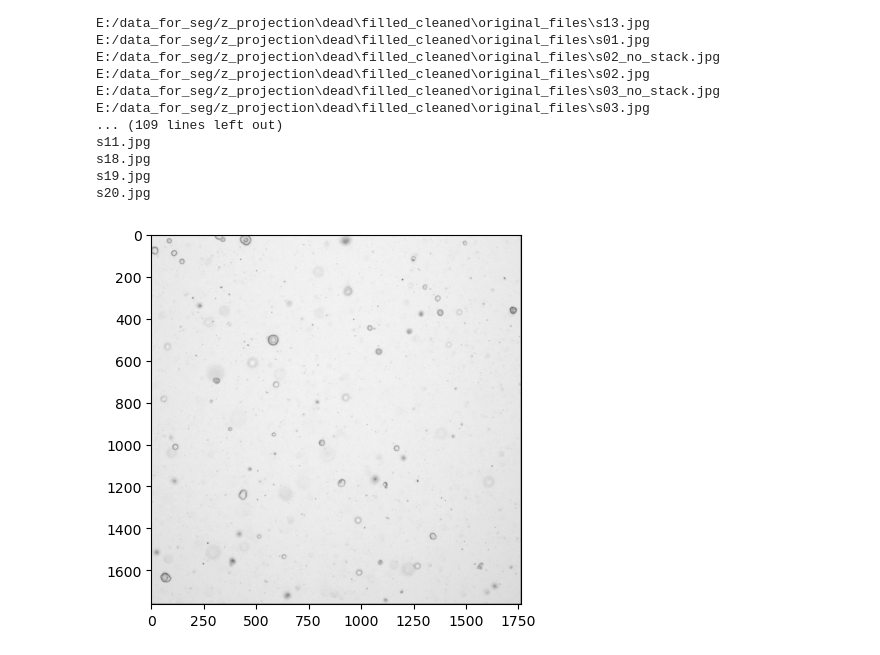
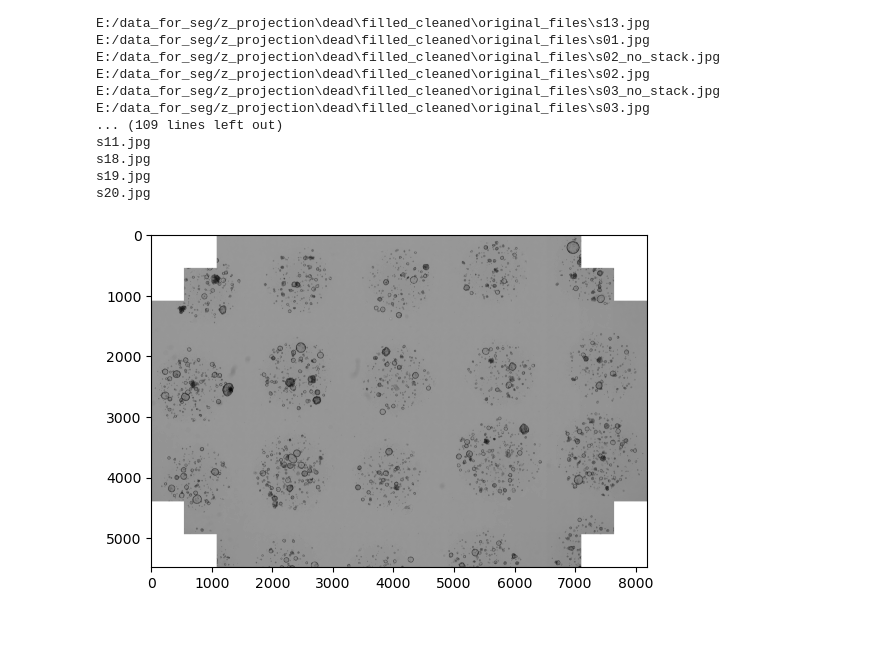
Before and after one commit to lguertle/organoids-project, a Jupyter notebook: notebooks/Extract_features.ipynb, the cells around one changed output. Drawn from its saved outputs; the diff is of its cells as text; code cells hidden in the pictures; blank space fills up the shorter version.

```diff
--- a/notebooks/Extract_features.ipynb
+++ b/notebooks/Extract_features.ipynb
@@ -598,7 +598,7 @@ import utility
 reload(utility)
 from utility import get_hard_disk_path, compute_big_cell_labels, compute_small_cell_labels, calculate_closest_boundary_distances
 
-initial_path = "D:/RawDataLaurent/NT_top&combo_bot-Day1/"
+initial_path = "E:/Pablo_test/"
 properties_list = ['area', 'mean_intensity', 'solidity', 'convex_area', 'equivalent_diameter', 'perimeter', 'extent', 'max_intensity', 'min_intensity', 'eccentricity']
 output_csv = initial_path + "statistics_features_IP.csv"  # Adjust the output file name
 
@@ -664,40 +664,40 @@ if not os.path.exists(label_path):
     os.mkdir(label_path)
 if not os.path.exists(os.path.join(label_path, "IP_pipeline")):
     os.mkdir(os.path.join(label_path, "IP_pipeline"))
-file = os.path.join(initial_path, "NT_top&combo_bot-Day1_s005z4.jpg")
+file = os.path.join(initial_path, "Tff1high-Day5-NT_top&combo_bot-Extended Depth of Focus-01-Shading Correction-08-Stitching-09-Split Scenes-11-Sample_NT_2.tiff")
 image = cv2.imread(file, cv2.IMREAD_GRAYSCALE)
 plt.imshow(image, cmap="gray")
 plt.show()
-labels = compute_small_cell_labels(image)
+labels = compute_big_cell_labels(image)
 
 # Generate a colormap for labels
 label_cmap = colors.ListedColormap(np.random.rand(labels.max() + 1, 3))
 
 # Create a colored label image
 colored_label_image = label_cmap(labels)
 
 # Convert to uint8 format (0-255)
 colored_label_image = (colored_label_image * 255).astype(np.uint8)
 
-output_path = os.path.join(label_path, "IP_pipeline", "NT_top&combo_bot-Day1_s005z4.jpg")
+output_path = os.path.join(label_path, "IP_pipeline", "Tff1high-Day5-NT_top&combo_bot-Extended Depth of Focus-01-Shading Correction-08-Stitching-09-Split Scenes-11-Sample_NT_2.tiff")
 cv2.imwrite(output_path, cv2.cvtColor(colored_label_image, cv2.COLOR_RGBA2BGRA))
 
 info_table = pd.DataFrame(
     measure.regionprops_table(
         labels,
         intensity_image=image,
         properties=['label', 'area', 'mean_intensity', 'solidity', 'convex_area', 'equivalent_diameter', 'perimeter', 'extent', 'max_intensity', 'min_intensity', 'eccentricity'],
     )
 )
 
 occupancy = compute_occupancy(labels, image)
 #density = calculate_closest_boundary_distances(labels)
 #info_table['density'] = density
 info_table['occupancy'] = occupancy  # Add the occupancy to the statistics
 info_table = info_table.rename(columns={"label": "sample"})
 info_table['label'] = "None"
 info_table['image_name'] = file
 
 compute_feature_statistics(info_table, output_csv, properties_list)
 # %% [output]
-[figure, old version]
+[figure, new version]
```
Also changed, not shown: 1 other file.
